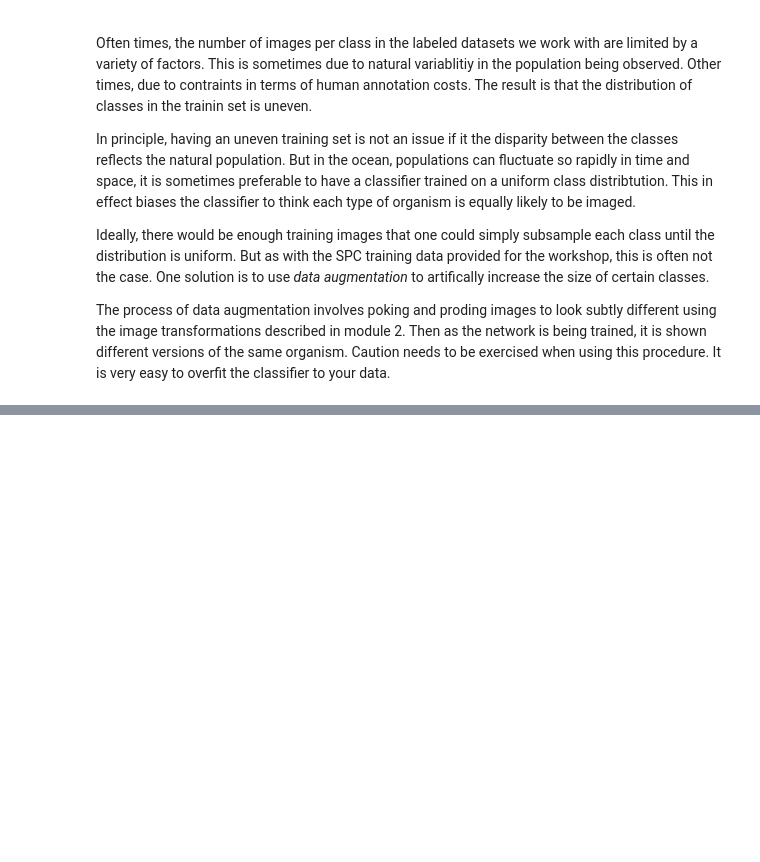
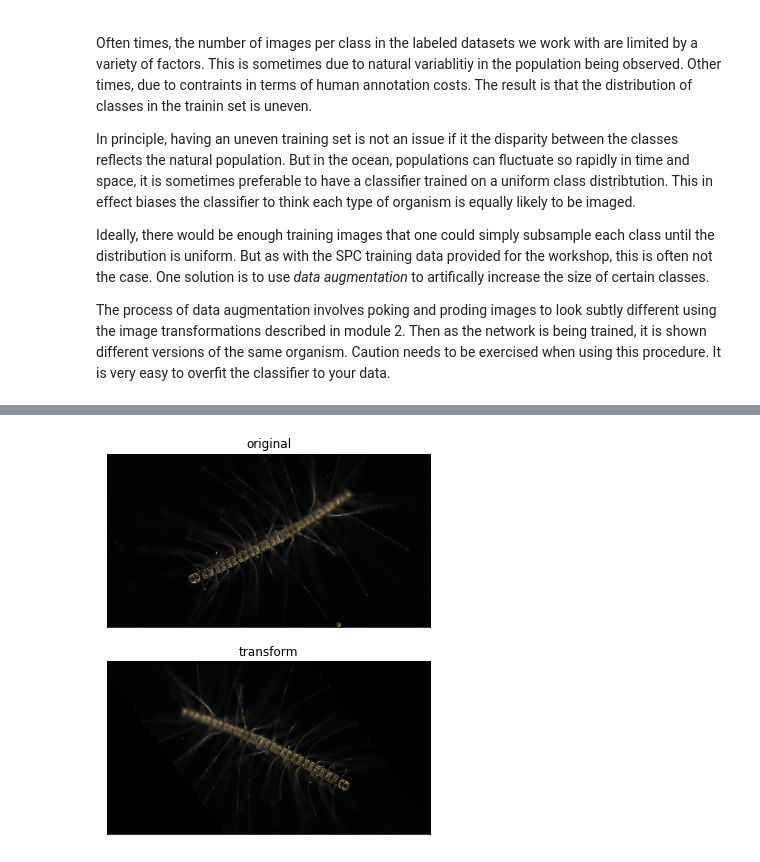
Before and after one commit to eor314/pogo_bioobs19_imaging, a Jupyter notebook: mod7_data_augmentation.ipynb, the cells around one changed output, grey strips where cells are left out. Saved outputs shown, nothing was run; the diff lists cells and outputs as text; code cells hidden in the pictures; blank space fills up the shorter version.

```diff
--- a/mod7_data_augmentation.ipynb
+++ b/mod7_data_augmentation.ipynb
@@ -23,0 +116,13 @@ from tqdm import tnrange, tqdm_notebook
+# %%
+# define a random rotation
+rand_affine = transforms.Compose([
+    transforms.RandomAffine((0, 360))  # (min_angle, max_angle)
+])
+
+# do the flip
+test = rand_affine(img_orig)
+
+# display it
+plot_transform_imgs(img_orig, test)
+# %% [output]
+[figure, added]
```
Also changed, not shown: parts of 9 cells of this notebook.
